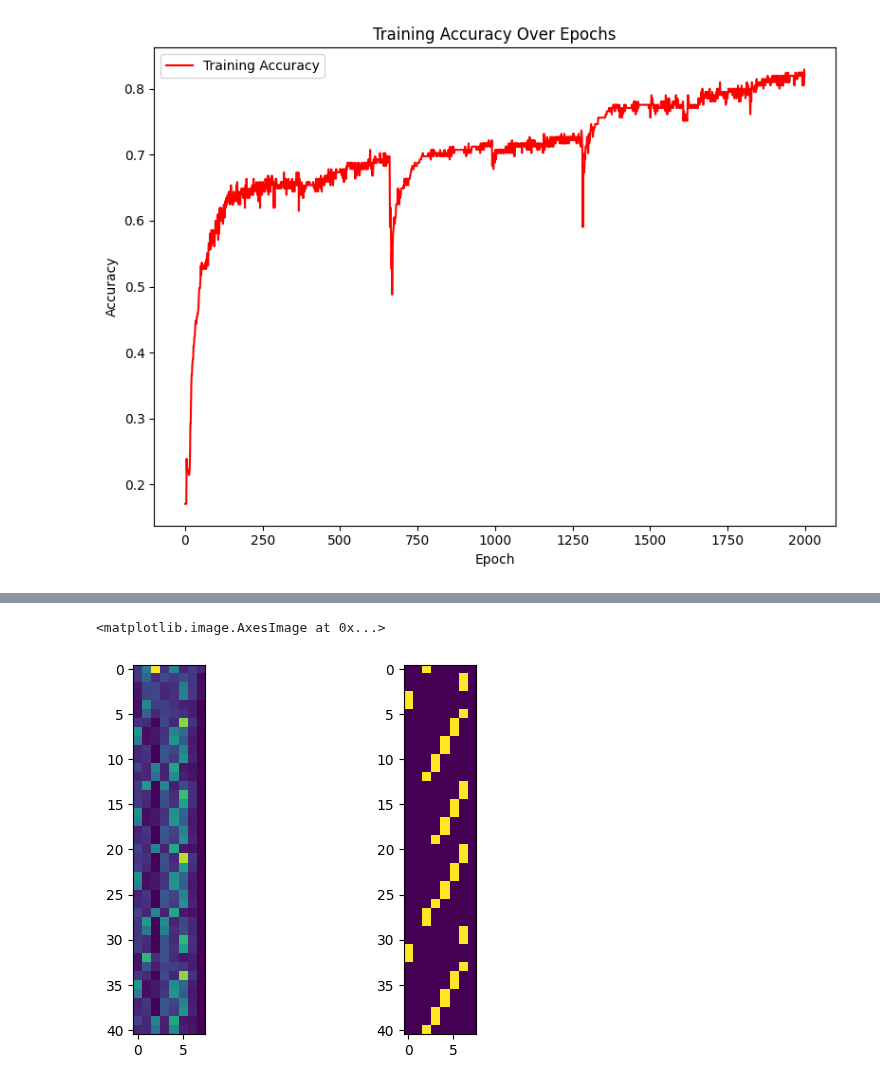
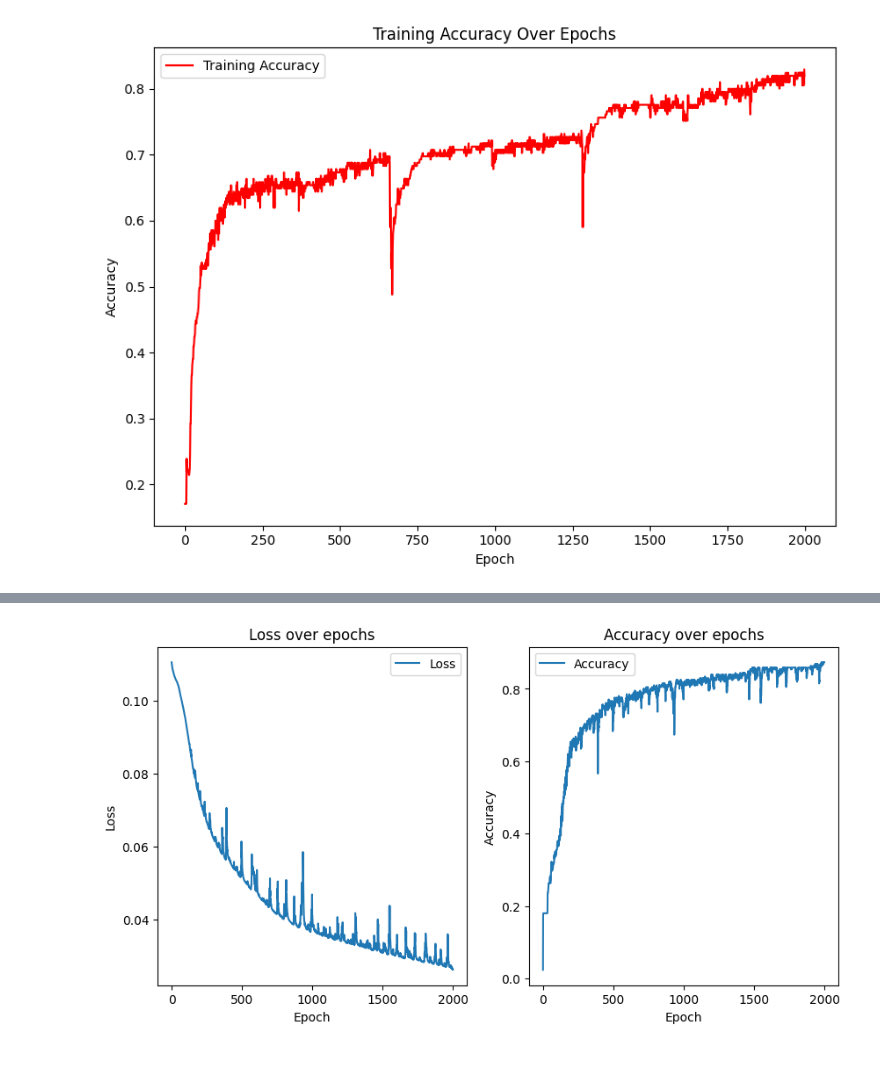
Before and after one commit to Ahmadar91/Master-sThesis, a Jupyter notebook: altModel.ipynb, the cells around one changed output, grey strips where cells are left out. Cells and saved outputs as stored; diff of their text form; code cells hidden in the pictures.

```diff
--- a/altModel.ipynb
+++ b/altModel.ipynb
@@ -1046,7 +1046,7 @@ class LSTM(nn.Module):
         hh = numpy.concatenate((self.h0[0].detach().numpy(), self.h0[1].detach().numpy()), 2)
         self.hidden.append(hh)
 
-        out = torch.sigmoid(self.outputLayer(out))
+        out = torch.softmax(self.outputLayer(out),dim = -1)
         return out
 
 
@@ -1059,14 +1059,13 @@ class LSTM(nn.Module):
             for i in range(x.shape[1]):
                 # Apply the expansion layer to each step
                 step_input = self.expand_layer(x[l][i].reshape((1, 1, self.inp)))
-                step_input = torch.tanh(step_input)
+                step_input = torch.relu(step_input)
 
                 out, h0 = self.lstmLayer(step_input, h0)
                 hh = numpy.concatenate((h0[0].detach().numpy().flatten(), h0[1].detach().numpy().flatten()))
                 H.append(hh.flatten())
 
-            out = torch.tanh(out)  # Apply tanh to the LSTM output if needed
-            out = torch.tanh(self.outputLayer(out[:, -1, :]))
+            out = torch.softmax(self.outputLayer(out),dim = -1)
             for i in range(x.shape[1]):
                 O.append(out.detach().numpy().flatten())
         return numpy.array(O), numpy.array(H)
@@ -1080,12 +1079,14 @@ criterion = nn.MSELoss()
 #criterion = nn.CrossEntropyLoss()
 optimizer = optim.Adam(model.parameters())
 
-num_epochs = 1000  # Number of times to iterate over the entire dataset
-
+num_epochs = 2000  # Number of times to iterate over the entire dataset
+L = []
+A = []
 for epoch in range(num_epochs):
     # Shuffle songs for each epoch
     numpy.random.shuffle(songs)
-    acc=numpy.zeros((10))
+    lo=numpy.zeros((number_of_Songs))
+    acc=numpy.zeros((number_of_Songs))
     for song in songs:
         # Generate input-output data for the current song
         I, O = generateIOData(song)
@@ -1100,16 +1101,42 @@ for epoch in range(num_epochs):
         # Calculate loss
         loss = criterion(outputs, targets)  # Reshape to match [batch_size*sequence_length, num_classes]
 
+        _, predicted_indices = torch.max(outputs, 2)  # Get indices of max values across the last dimension
+        _, true_indices = torch.max(torch.tensor(O, dtype=torch.float), 1)  # Get true indices for comparison
+
+        # Calculate accuracy
+        correct_predictions = (predicted_indices.squeeze() == true_indices).float().sum()  # Squeeze to remove batch dim
+        accuracy = correct_predictions / O.shape[0]
+        acc[song]=accuracy.item()
         # Zero gradients, perform a backward pass, and update the weights
         optimizer.zero_grad()
         loss.backward()
         optimizer.step()
-        acc[song]=loss.item()
+        lo[song]=loss.item()
+
     if epoch%10==0:
-        print(f'Epoch {epoch+1}, Loss: {mean(acc)}, Losses: {numpy.round(acc,2)}')
+        print(f'Epoch {epoch+1}, Loss: {mean(lo)}, Losses: {numpy.round(lo,2)}')
+        print(f'Epoch {epoch+1}, Accuracy: {mean(acc)}, Accuracies: {numpy.round(acc,2)}')
+    L.append(mean(lo))
+    A.append(mean(acc))
 
-subplot(1,2,1)
-imshow(outputs.detach().numpy()[0])
-subplot(1,2,2)
-imshow(targets[0])
+
+
+# Plotting
+plt.figure(figsize=(10, 5))
+plt.subplot(1, 2, 1)
+plt.plot(L, label='Loss')
+plt.title('Loss over epochs')
+plt.xlabel('Epoch')
+plt.ylabel('Loss')
+plt.legend()
+
+plt.subplot(1, 2, 2)
+plt.plot(A, label='Accuracy')
+plt.title('Accuracy over epochs')
+plt.xlabel('Epoch')
+plt.ylabel('Accuracy')
+plt.legend()
+
+plt.show()
 # %% [output]
@@ -1133,2 +1160 @@ Epoch 991, Loss: 0.04426892623305321, Losses: [0.11 0.06 0.09 0.1  0.1  0.   0.
-<matplotlib.image.AxesImage at 0x...>
-[figure, old version]
+[figure, new version]
```
Also changed, not shown: parts of 5 cells of this notebook.
